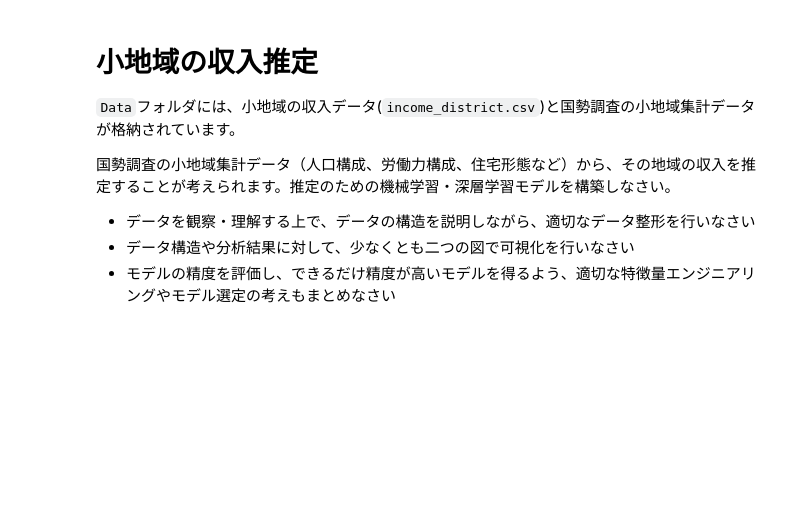
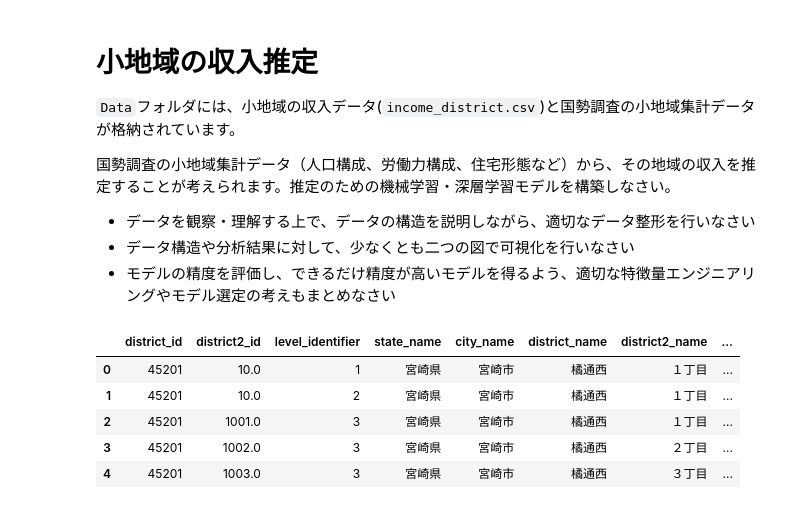
Before and after one commit to lvzeyu/chss_2024_assignment, a Jupyter notebook: 最終課題/income_predicion_Akama_Yuto.ipynb, the cells around one changed output. Cells and saved outputs as stored; diff of their text form; code cells hidden in the pictures; blank space fills up the shorter version.

```diff
--- a/最終課題/income_predicion_Akama_Yuto.ipynb
+++ b/最終課題/income_predicion_Akama_Yuto.ipynb
@@ -15,31 +15,101 @@ import geopandas as gpd
 import pandas as pd
 
 # GeoJSONファイルの読み込み
 geo_data = gpd.read_file('13-tokyo-all.geojson')
 
-# 他のデータの読み込み
+# 収入データと国勢調査の小地域集計データ
 directory = 'Data' # ディレクトリのパス
 
 age_data_path = f'{directory}/h27_age_df.csv'
 family_data_path = f'{directory}/h27_family_df.csv'
 gender_data_path = f'{directory}/h27_gender_df2.csv'
 housing_data_path = f'{directory}/h27_house_df.csv'
 house_info_data_path = f'{directory}/h27_house_info_df.csv'
 industry_data_path = f'{directory}/h27_indusry_df.csv'
 occupation_data_path = f'{directory}/h27_job_df.csv'
 labor_data_path = f'{directory}/h27_labor_df.csv'
 marriage_data_path = f'{directory}/h27_marriage_df.csv'
 employment_status_data_path = f'{directory}/h27_work_status_df.csv'
 income_data_path = f'{directory}/income_district.csv'
 
 age_data = pd.read_csv(age_data_path) #年齢層別人口、性別別人口などに関するデータ
 family_data = pd.read_csv(family_data_path) #家族に関するデータ
 gender_data = pd.read_csv(gender_data_path) #総人口、男女別人口などに関するデータ
 housing_data = pd.read_csv(housing_data_path) #住宅関連データ
 house_info_data = pd.read_csv(house_info_data_path) #住居の階数別データ
 industry_data = pd.read_csv(industry_data_path) #職業別男女人口データ
 occupation_data = pd.read_csv(occupation_data_path) #職業別男女人口データ（職業分類が異なる）
 labor_data = pd.read_csv(labor_data_path) #労働状況データ
 marriage_data = pd.read_csv(marriage_data_path) #結婚状況データ
 employment_status_data = pd.read_csv(employment_status_data_path) #就業形態データ
 income_data = pd.read_csv(income_data_path) #地域コードと平均収入
+
+
+# 全てのマージ
+merged_data = pd.merge(age_data, family_data, on=['district_id', 'district2_id', 'level_identifier', 'state_name', 'city_name', 'district_name', 'district2_name'])
+merged_data = pd.merge(merged_data, gender_data, on=['district_id', 'district2_id', 'level_identifier', 'state_name', 'city_name', 'district_name', 'district2_name'])
+merged_data = pd.merge(merged_data, housing_data, on=['district_id', 'district2_id', 'level_identifier', 'state_name', 'city_name', 'district_name', 'district2_name'])
+merged_data = pd.merge(merged_data, house_info_data, on=['district_id', 'district2_id', 'level_identifier', 'state_name', 'city_name', 'district_name', 'district2_name'])
+merged_data = pd.merge(merged_data, industry_data, on=['district_id', 'district2_id', 'level_identifier', 'state_name', 'city_name', 'district_name', 'district2_name'])
+merged_data = pd.merge(merged_data, occupation_data, on=['district_id', 'district2_id', 'level_identifier', 'state_name', 'city_name', 'district_name', 'district2_name'])
+merged_data = pd.merge(merged_data, labor_data, on=['district_id', 'district2_id', 'level_identifier', 'state_name', 'city_name', 'district_name', 'district2_name'])
+merged_data = pd.merge(merged_data, marriage_data, on=['district_id', 'district2_id', 'level_identifier', 'state_name', 'city_name', 'district_name', 'district2_name'])
+merged_data = pd.merge(merged_data, employment_status_data, on=['district_id', 'district2_id', 'level_identifier', 'state_name', 'city_name', 'district_name', 'district2_name'])
+
+merged_data = pd.merge(
+    merged_data,
+    income_data[['area_code', 'income_mean']],
+    left_on='district_id',  # 'merged_data'のキー
+    right_on='area_code',   # 'income_data'のキー
+    how='left'
+)
+
+# 'area_code'列内のNaNを含む行を削除する
+merged_data = merged_data.dropna(subset=['area_code'])
+
+# 'area_code'を整数型に変換
+merged_data['area_code'] = merged_data['area_code'].astype(int)
+
+# 一致しない'district_id'がある行を削除する
+merged_data = merged_data.dropna(subset=['income_mean'])
+
+def fill_na_with_mode(df, group_col, target_col):
+    # 各グループ内で最頻値を計算する
+    mode_values = df.groupby(group_col)[target_col].agg(lambda x: x.mode().iloc[0] if not x.mode().empty else pd.NA)
+
+    # 最頻値でNaNを置き換える
+    df[target_col] = df.apply(
+        lambda row: mode_values[row[group_col]] if pd.isna(row[target_col]) else row[target_col],
+        axis=1
+    )
+    return df
+
+# 'district2_id'と'district2_name'内のNaNを同じ'district_id'内の最頻値で置き換える
+merged_data = fill_na_with_mode(merged_data, 'district_id', 'district2_id')
+merged_data = fill_na_with_mode(merged_data, 'district_id', 'district2_name')
+
+
+def fill_na_with_first_valid(df, group_col, target_col):
+    # 各グループ内で最初の非NaN値を取得する
+    first_valid_values = df.groupby(group_col)[target_col].first()
+
+    # 最初の非NaN値でNaNを置き換える
+    df[target_col] = df.apply(
+        lambda row: first_valid_values[row[group_col]] if pd.isna(row[target_col]) else row[target_col],
+        axis=1
+    )
+    return df
+
+# 'district_name'内のNaNを同じ'district_id'内の最初の非NaN値で置き換える
+merged_data = fill_na_with_first_valid(merged_data, 'district_id', 'district_name')
+
+
+# 結果を確認する
+merged_data.head()
+# %% [output]
+|  | district_id | district2_id | level_identifier | state_name | city_name | district_name | district2_name | ... |
+| 0 | 45201 | 10.0 | 1 | 宮崎県 | 宮崎市 | 橘通西 | １丁目 | ... |
+| 1 | 45201 | 10.0 | 2 | 宮崎県 | 宮崎市 | 橘通西 | １丁目 | ... |
+| 2 | 45201 | 1001.0 | 3 | 宮崎県 | 宮崎市 | 橘通西 | １丁目 | ... |
+| 3 | 45201 | 1002.0 | 3 | 宮崎県 | 宮崎市 | 橘通西 | ２丁目 | ... |
+| 4 | 45201 | 1003.0 | 3 | 宮崎県 | 宮崎市 | 橘通西 | ３丁目 | ... |
```
Also changed, not shown: parts of 3 cells of this notebook.
